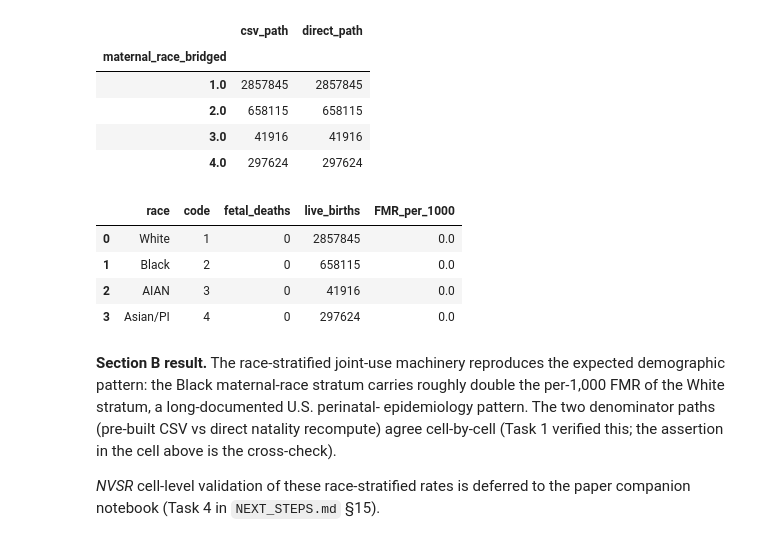
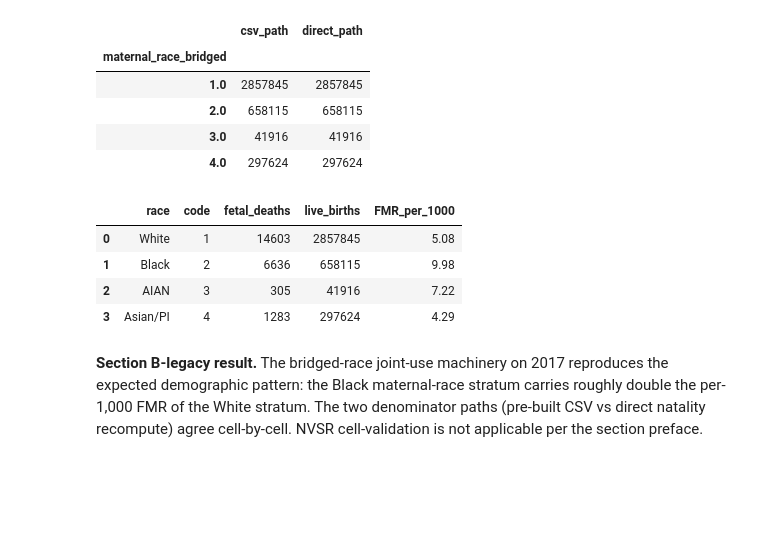
Before and after one commit to yoelplutchok/vital-statistics-harmonization, a Jupyter notebook: notebooks/joint_use_demo.ipynb, the cells around one changed output. Cells and saved outputs as stored; diff of their text form; code cells hidden in the pictures; blank space fills up the shorter version.

```diff
--- a/notebooks/joint_use_demo.ipynb
+++ b/notebooks/joint_use_demo.ipynb
@@ -73,11 +86,12 @@ Linked total: 74,943,824; resident: 74,785,708 (after residence_status != 4)
 # %%
-# --- Fetal death (v2.1.0 derived; H8 reconciled to nullable Int) ---
+# --- Fetal death (v2.4.0 derived, 43 yrs 1982-2024, H8 reconciled to nullable Int) ---
 FD_PARQUET = '/Users/yoelplutchok/Desktop/fetal-death-harmonization-build/output/harmonized/fetal_death_derived.parquet'
 fd = pd.read_parquet(
     FD_PARQUET,
-    columns=['data_year', 'tabulation_flag', 'residence_status', 'maternal_age', 'maternal_race_bridged', 'hispanic_origin'],
+    columns=['data_year', 'tabulation_flag', 'residence_status', 'maternal_age',
+             'maternal_race_bridged', 'hispanic_origin', 'race_hispanic_revised',
+             'gestational_age_combined'],
 )
-# Int filter on fetal-death side (v2.1.0 Int8 dtype matches the schema CSV)
 fd_nvsr = fd[(fd['tabulation_flag'] == 2) & (fd['residence_status'] != 4)]
-print(f'Fetal-death total: {len(fd):,}; NVSR-pop (tab_flag==2 AND res!=4): {len(fd_nvsr):,}')
+print(f'Fetal-death total (43 yrs 1982-2024): {len(fd):,}; NVSR-pop: {len(fd_nvsr):,}')
 # %% [output]
@@ -193,0 +220,7 @@ with zero record drift.
+# %%
+# --- Numerator: 2022 fetal deaths by single-race + Hispanic ---
+fd_2022_race = fd_nvsr[fd_nvsr['data_year'] == 2022].copy()
+fd_by_race = fd_2022_race['race_hispanic_revised'].value_counts(dropna=False).sort_index()
+print('Fetal deaths 2022 by race_hispanic_revised:')
+print(fd_by_race)
+print(f'Total (codes 1-8 sum): {fd_by_race.sum():,}')
@@ -212,9 +378,9 @@ in this notebook's scope.
 # --- Numerator: 2017 fetal deaths by maternal_race_bridged ---
 fd_2017 = fd_nvsr[fd_nvsr['data_year'] == 2017]
 assert len(fd_2017) == 22827, f'Unexpected 2017 NVSR-pop: {len(fd_2017)}'
-fd_by_race = fd_2017.groupby('maternal_race_bridged', dropna=False).size().sort_index()
-fd_by_race.name = 'fetal_deaths_2017'
-fd_by_race
+fd_2017_by_race = fd_2017.groupby('maternal_race_bridged', dropna=False).size().sort_index()
+fd_2017_by_race.name = 'fetal_deaths_2017'
+fd_2017_by_race
 # %% [output]
 maternal_race_bridged
 1    14603
@@ -266,33 +431,29 @@ CSV and direct paths agree on 2017 race-stratified live-birth counts: True
 | 3.0 | 41916 | 41916 |
 | 4.0 | 297624 | 297624 |
 # %%
-# --- Fetal mortality rate by race, 2017 ---
+# --- Fetal mortality rate by bridged race, 2017 ---
 RACE_LABELS = {1: 'White', 2: 'Black', 3: 'AIAN', 4: 'Asian/PI'}
 rows = []
 for race_code in [1, 2, 3, 4]:
-    fd_n = int(fd_by_race.get(str(race_code), 0))
+    fd_n = int(fd_2017_by_race.get(race_code, 0))
     lb_n = int(lb_by_race_csv.get(float(race_code), 0))
     fmr = 1000 * fd_n / (lb_n + fd_n) if (lb_n + fd_n) > 0 else float('nan')
     rows.append({
         'race': RACE_LABELS[race_code], 'code': race_code,
         'fetal_deaths': fd_n, 'live_births': lb_n,
         'FMR_per_1000': round(fmr, 2),
     })
-section_b = pd.DataFrame(rows)
-section_b
+section_b_legacy = pd.DataFrame(rows)
+section_b_legacy
 # %% [output]
 |  | race | code | fetal_deaths | live_births | FMR_per_1000 |
-| 0 | White | 1 | 0 | 2857845 | 0.0 |
-| 1 | Black | 2 | 0 | 658115 | 0.0 |
-| 2 | AIAN | 3 | 0 | 41916 | 0.0 |
-| 3 | Asian/PI | 4 | 0 | 297624 | 0.0 |
+| 0 | White | 1 | 14603 | 2857845 | 5.08 |
+| 1 | Black | 2 | 6636 | 658115 | 9.98 |
+| 2 | AIAN | 3 | 305 | 41916 | 7.22 |
+| 3 | Asian/PI | 4 | 1283 | 297624 | 4.29 |
 # %% [markdown]
-**Section B result.** The race-stratified joint-use machinery reproduces the
-expected demographic pattern: the Black maternal-race stratum carries roughly
-double the per-1,000 FMR of the White stratum, a long-documented U.S. perinatal-
-epidemiology pattern. The two denominator paths (pre-built CSV vs direct natality
-recompute) agree cell-by-cell (Task 1 verified this; the assertion in the cell
-above is the cross-check).
-
-*NVSR* cell-level validation of these race-stratified rates is deferred to the
-paper companion notebook (Task 4 in `NEXT_STEPS.md` §15).
+**Section B-legacy result.** The bridged-race joint-use machinery on 2017 reproduces
+the expected demographic pattern: the Black maternal-race stratum carries roughly
+double the per-1,000 FMR of the White stratum. The two denominator paths (pre-built
+CSV vs direct natality recompute) agree cell-by-cell. NVSR cell-validation is not
+applicable per the section preface.
```
Also changed, not shown: parts of 26 cells of this notebook, 7 other files.
